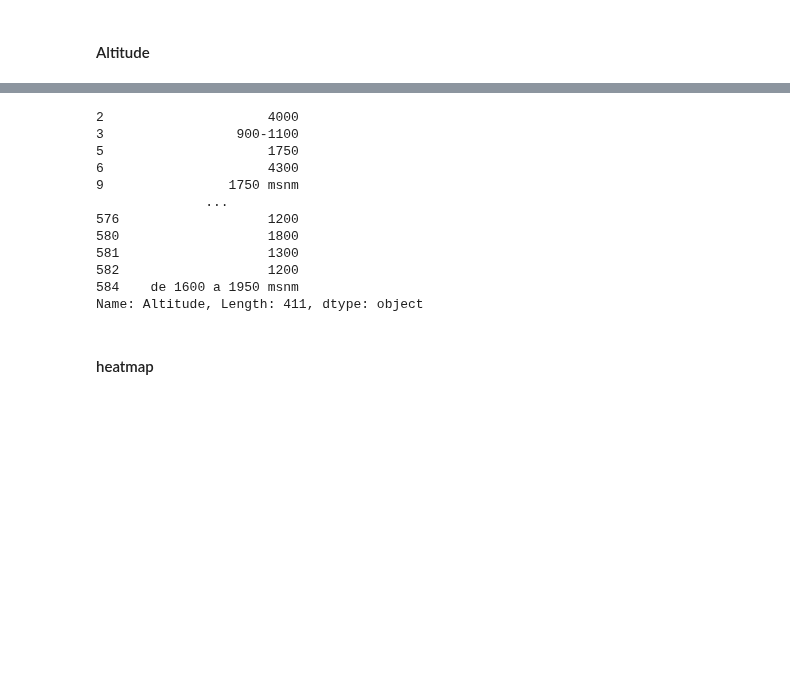
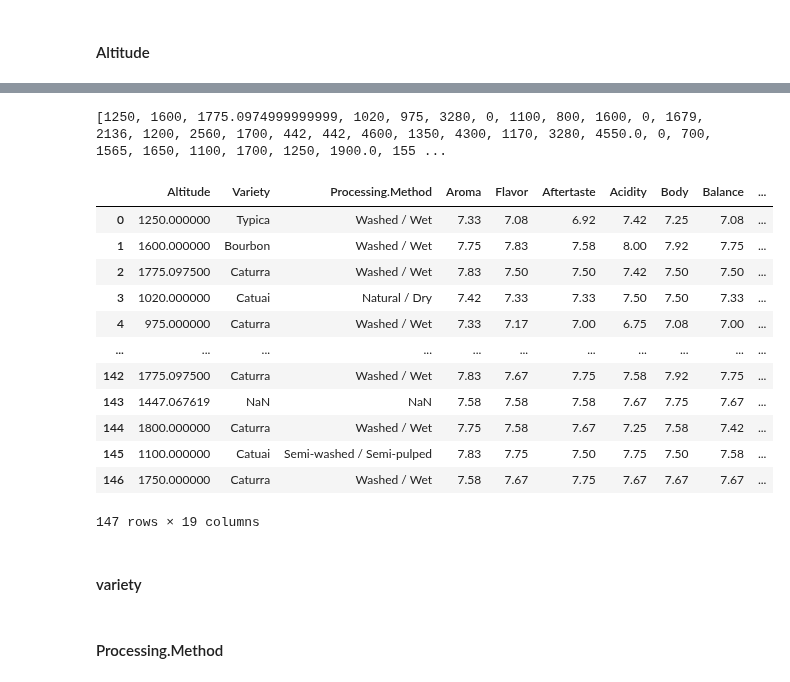
Before and after one commit to ben8169/Study, a Jupyter notebook: ml_class/project/preprocessing.ipynb, the cells around one changed output, grey strips where cells are left out. Saved outputs shown, nothing was run; the diff lists cells and outputs as text; code cells hidden in the pictures; blank space fills up the shorter version.

Commit message:
Preprocessing Complete, create pkl file

```diff
--- a/ml_class/project/preprocessing.ipynb
+++ b/ml_class/project/preprocessing.ipynb
@@ -157,17 +143,63 @@ list(altitudes)
-# %%
-train_drop['Altitude']
-# %% [output]
-2                     4000
-3                 900-1100
-5                     1750
-6                     4300
-9                1750 msnm
-              ...
-576                   1200
-580                   1800
-581                   1300
-582                   1200
-584    de 1600 a 1950 msnm
-Name: Altitude, Length: 411, dtype: object
+# %%
+import re
+
+altitudes = test_raw['Altitude'].to_numpy()
+
+
+def preprocess_altitudes(altitudes):
+    lst = []
+    for altitude in altitudes:
+        altitude = str(altitude)
+        if altitude == 'nan' : lst.append(0)
+        else:
+        # Remove alphabets and special characters
+            cleaned_altitude = re.sub(r'[^0-9\-]+', '', altitude)
+
+            # Handle ranges
+            if '-' in cleaned_altitude:
+                start, end = map(int, cleaned_altitude.split('-'))
+                average = (start + end) / 2
+                lst.append(average)
+
+            elif len(cleaned_altitude)>=7:
+                start, end = int(cleaned_altitude)/10000, int(cleaned_altitude)%10000
+                average = (start + end) / 2
+                lst.append(average)
+
+            else:
+                try:
+                    lst.append(int(cleaned_altitude))
+                except:
+                    lst.append(0)
+
+    return lst
+
+preprocessed_altitudes = preprocess_altitudes(altitudes)
+print(preprocessed_altitudes)
+# %% [output]
+[1250, 1600, 1775.0974999999999, 1020, 975, 3280, 0, 1100, 800, 1600, 0, 1679, 2136, 1200, 2560, 1700, 442, 442, 4600, 1350, 4300, 1170, 3280, 4550.0, 0, 700, 1565, 1650, 1100, 1700, 1250, 1900.0, 155 ...
+# %%
+mean_val = np.mean(preprocessed_altitudes)
+preprocessed_altitudes = [val if val != 0 else mean_val for val in preprocessed_altitudes]
+
+# 변환된 리스트를 DataFrame에 할당
+test['Altitude'] = preprocessed_altitudes
+
+# DataFrame 출력
+test
+# %% [output]
+|  | Altitude | Variety | Processing.Method | Aroma | Flavor | Aftertaste | Acidity | Body | Balance | ... |
+| 0 | 1250.000000 | Typica | Washed / Wet | 7.33 | 7.08 | 6.92 | 7.42 | 7.25 | 7.08 | ... |
+| 1 | 1600.000000 | Bourbon | Washed / Wet | 7.75 | 7.83 | 7.58 | 8.00 | 7.92 | 7.75 | ... |
+| 2 | 1775.097500 | Caturra | Washed / Wet | 7.83 | 7.50 | 7.50 | 7.42 | 7.50 | 7.50 | ... |
+| 3 | 1020.000000 | Catuai | Natural / Dry | 7.42 | 7.33 | 7.33 | 7.50 | 7.50 | 7.33 | ... |
+| 4 | 975.000000 | Caturra | Washed / Wet | 7.33 | 7.17 | 7.00 | 6.75 | 7.08 | 7.00 | ... |
+| ... | ... | ... | ... | ... | ... | ... | ... | ... | ... | ... |
+| 142 | 1775.097500 | Caturra | Washed / Wet | 7.83 | 7.67 | 7.75 | 7.58 | 7.92 | 7.75 | ... |
+| 143 | 1447.067619 | NaN | NaN | 7.58 | 7.58 | 7.58 | 7.67 | 7.75 | 7.67 | ... |
+| 144 | 1800.000000 | Caturra | Washed / Wet | 7.75 | 7.58 | 7.67 | 7.25 | 7.58 | 7.42 | ... |
+| 145 | 1100.000000 | Catuai | Semi-washed / Semi-pulped | 7.83 | 7.75 | 7.50 | 7.75 | 7.50 | 7.58 | ... |
+| 146 | 1750.000000 | Caturra | Washed / Wet | 7.58 | 7.67 | 7.75 | 7.67 | 7.67 | 7.67 | ... |
+147 rows × 19 columns
 # %% [markdown]
-#### heatmap
+#### variety
@@ -173,0 +212,2 @@ Name: Altitude, Length: 411, dtype: object
+# %% [markdown]
+#### Processing.Method
```
Also changed, not shown: parts of 24 cells of this notebook, 10 other files.
